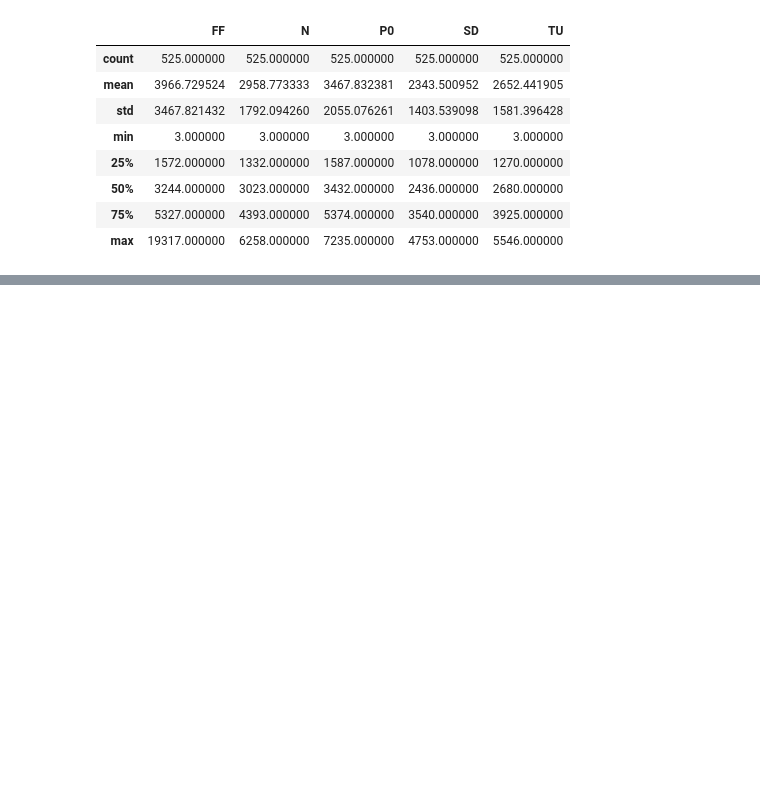
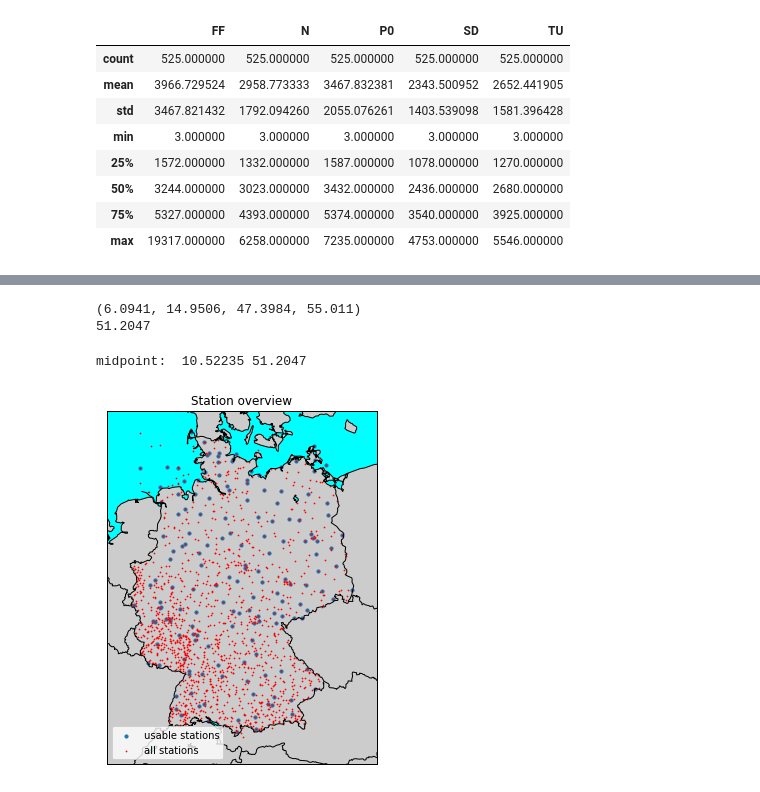
Before and after one commit to sen-leon/Electricity-Prediction, a Jupyter notebook: src/station_comparison.ipynb, the cells around one changed output, grey strips where cells are left out. Cells and saved outputs as stored; diff of their text form; code cells hidden in the pictures; blank space fills up the shorter version.

Commit message:
plotted usable stations vs all stations on map

```diff
--- a/src/station_comparison.ipynb
+++ b/src/station_comparison.ipynb
@@ -73,0 +87,7 @@ KeyError: "None of [Index(['FF', 0], dtype='object')] are in the [index]"
+# %%
+usable_stations=pd.DataFrame(columns=columns)
+for n, file in enumerate(filenames):
+    df=df_dict[filenames_short[n]]
+    usable_stations=df[df["Stations_id"].isin(id_list)]
+print(usable_stations.columns)
+print(usable_stations.head())
@@ -73,0 +111,8 @@ KeyError: "None of [Index(['FF', 0], dtype='object')] are in the [index]"
+# %%
+all_stations=pd.DataFrame(columns=columns)
+for n, file in enumerate(filenames):
+    df=df_dict[filenames_short[n]]
+    all_stations = pd.concat([all_stations, df], axis=0)
+print(all_stations.describe())
+all_stations=all_stations.drop_duplicates(subset="Stations_id")
+print(all_stations.describe())
@@ -73,0 +137,53 @@ KeyError: "None of [Index(['FF', 0], dtype='object')] are in the [index]"
+# %%
+BBox = (usable_stations.geoLaenge.min(),   usable_stations.geoLaenge.max(),
+         usable_stations.geoBreite.min(), usable_stations.geoBreite.max())
+print(BBox)
+print((BBox[2]+BBox[3])/2)
+# %% [output]
+(6.0941, 14.9506, 47.3984, 55.011)
+51.2047
+# %%
+# import matplotlib.pyplot as plt
+# from mpl_toolkits.basemap import Basemap
+
+# make up some data for scatter plot
+from cProfile import label
+
+
+lons = usable_stations.geoLaenge.tolist()
+lats = usable_stations.geoBreite.tolist()
+lons_all = all_stations.geoLaenge.tolist()
+lats_all = all_stations.geoBreite.tolist()
+
+fig = plt.gcf()
+fig.set_size_inches(8, 6.5)
+
+m = Basemap(projection='merc', \
+            # llcrnrlat=BBox[2], urcrnrlat=BBox[3], \
+            # llcrnrlon=BBox[0], urcrnrlon=BBox[1], \
+            llcrnrlat=46.5, urcrnrlat=55.5, \
+            llcrnrlon=5, urcrnrlon=16, \
+            lat_ts=(BBox[2]+BBox[3])/2, \
+            resolution='i')
+m.drawcoastlines()
+m.fillcontinents(lake_color='aqua')
+m.shadedrelief()
+# draw parallels and meridians.
+# m.drawparallels(range(46, 56, 2))
+# m.drawmeridians(range(5, 15, 2))
+m.drawmapboundary(fill_color='aqua')
+m.drawcountries(linewidth=1)
+print("midpoint: ", (BBox[0]+BBox[1])/2, (BBox[2]+BBox[3])/2)
+x1, y1 =m((BBox[0]+BBox[1])/2, (BBox[2]+BBox[3])/2)
+x, y =m(lons, lats)
+x_all, y_all =m(lons_all, lats_all)
+
+# plt.scatter(x1, y1)
+scatter_1 = plt.scatter(x, y, s=10, label="usable stations")
+scatter_2 = plt.scatter(x_all, y_all, color="red", s=.5, label="all stations")
+plt.legend(handles=[scatter_1, scatter_2])
+plt.title("Station overview")
+plt.show()
+# %% [output]
+midpoint:  10.52235 51.2047
+[figure, added]
```
Also changed, not shown: parts of 5 cells of this notebook.
